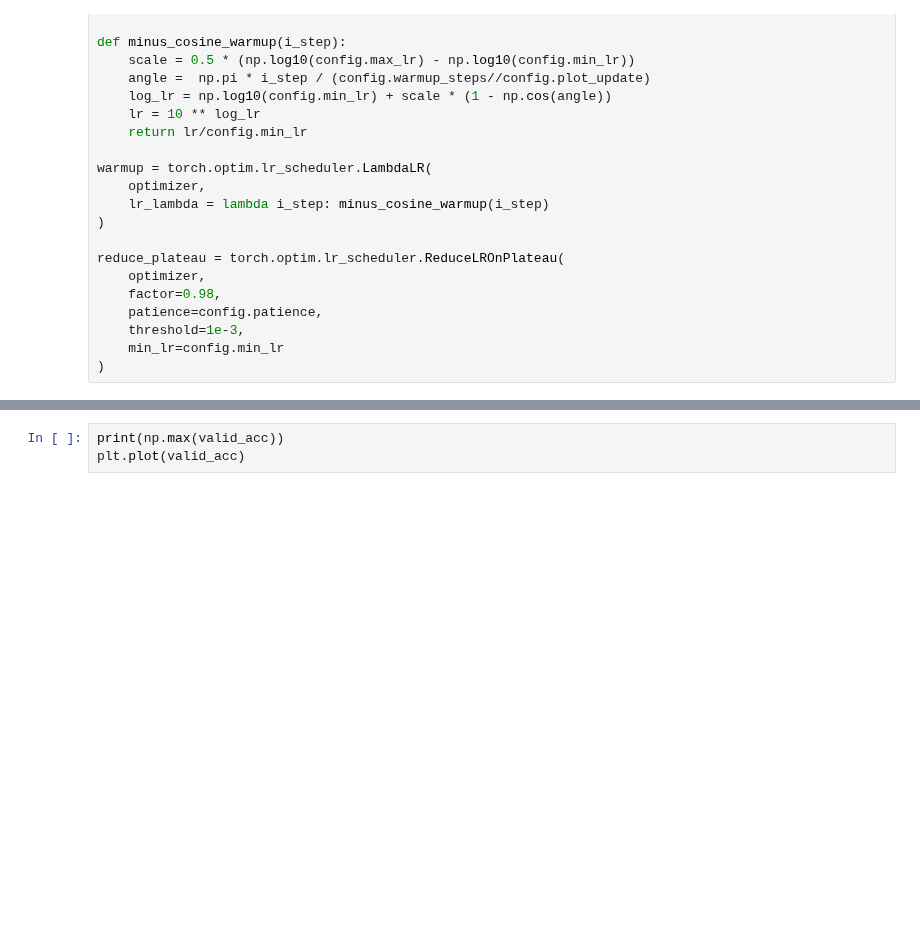
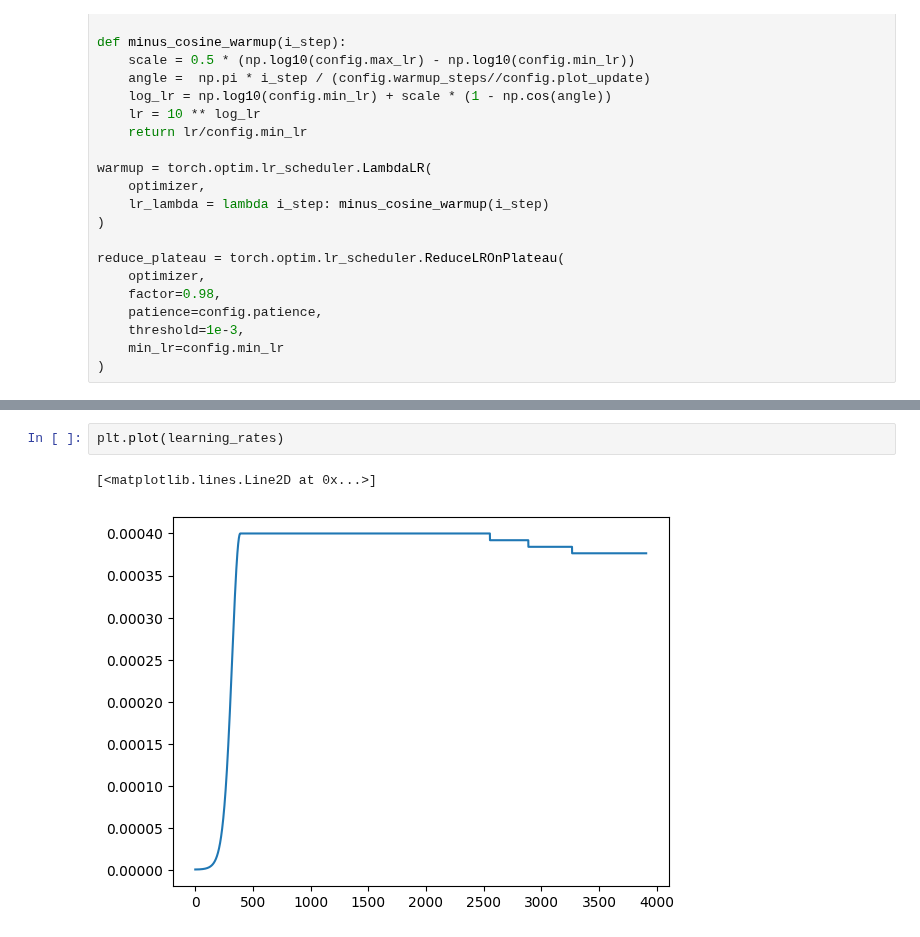
Before and after one commit to danjacobellis/LCCL, a Jupyter notebook: train/classificaiton_walloc.ipynb, the cells around one changed output, grey strips where cells are left out. Drawn from its saved outputs; the diff is of its cells as text; blank space fills up the shorter version.

```diff
--- a/train/classificaiton_walloc.ipynb
+++ b/train/classificaiton_walloc.ipynb
@@ -288,3 +315,5 @@ plt.plot(smoothed_x,smoothed_y)
 # %%
-print(np.max(valid_acc))
-plt.plot(valid_acc)
+plt.plot(learning_rates)
+# %% [output]
+[<matplotlib.lines.Line2D at 0x...>]
+[figure, added]
```
Also changed, not shown: parts of 4 cells of this notebook.
